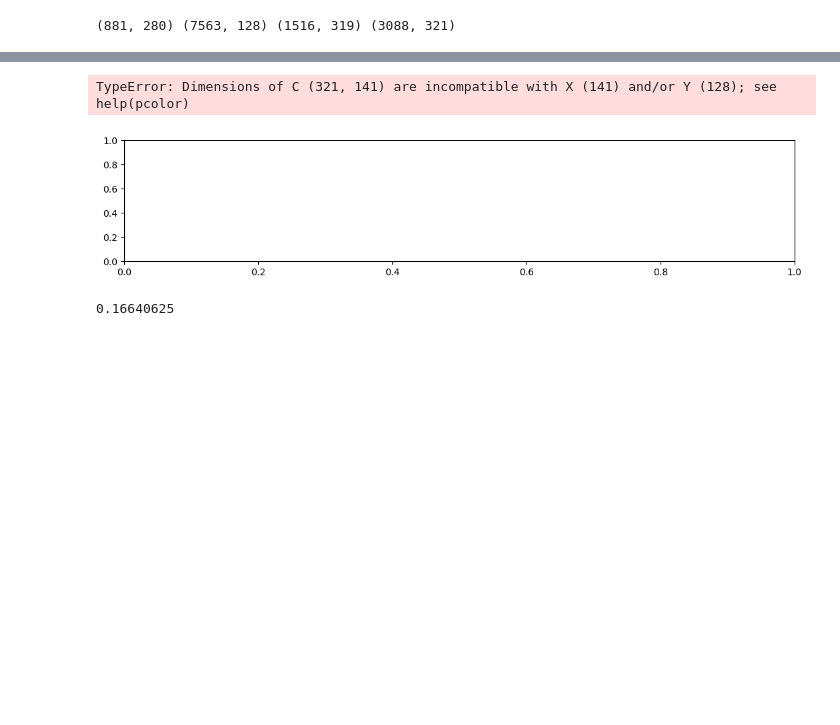
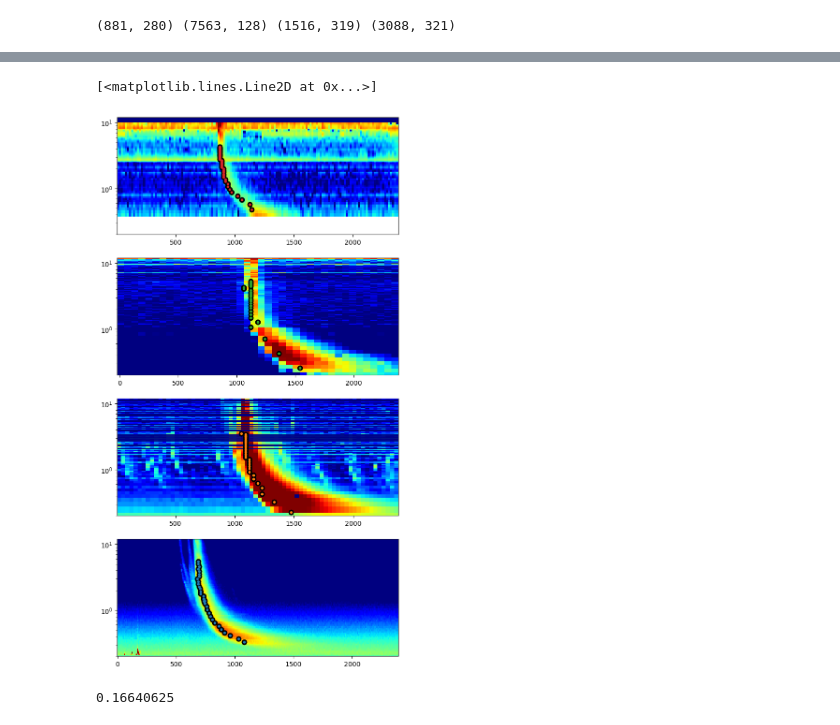
Before and after one commit to peijin94/SEMP, a Jupyter notebook: data/202006/SEMP4sc.ipynb, the cells around one changed output, grey strips where cells are left out. Saved outputs shown, nothing was run; the diff lists cells and outputs as text; code cells hidden in the pictures; blank space fills up the shorter version.

```diff
--- a/data/202006/SEMP4sc.ipynb
+++ b/data/202006/SEMP4sc.ipynb
@@ -209,12 +206,34 @@ plt.yscale('log')
-# %%
-fig = plt.figure(figsize=[10,6],dpi=100)
-
-ax =  fig.add_axes([0,0,1,0.3])
-ax.pcolor(t_small, f_cur,np.log10(ds_small.T),vmin=2 ,vmax=5)
-plt.yscale('log')
-#plt.ylim([0.2,12])
-plt.plot(peak_collect,f_cur[freq_idx_select],'C1.')
-#plt.plot(peak_fit_collect,f_fit_collect,'m+')
-# %% [output]
-TypeError: Dimensions of C (321, 141) are incompatible with X (141) and/or Y (128); see help(pcolor)
-[figure, removed]
+# %%
+fig = plt.figure(figsize=[6,5],dpi=100)
+
+ax =  fig.add_axes([0,0,1,0.5])
+ax.pcolor(t_smallPSP, ds_f_PSP,np.log10(ds_smallPSP.T),vmin=2 ,vmax=5,cmap='jet')
+ax.set_yscale('log')
+ax.set_ylim([0.2,12])
+ax.plot(peak_collectPSP,f_fit_collectPSP,'k.',ms=15)
+ax.plot(peak_collectPSP,f_fit_collectPSP,'C0.')
+
+ax =  fig.add_axes([0,0.6,1,0.5])
+ax.pcolor(t_smallSTA, ds_f_STA,np.log10(ds_smallSTA.T),vmin=2 ,vmax=5,cmap='jet')
+ax.set_yscale('log')
+ax.set_ylim([0.2,12])
+ax.plot(peak_collectSTA,f_fit_collectSTA,'k.',ms=15)
+ax.plot(peak_collectSTA,f_fit_collectSTA,'C1.')
+
+
+ax =  fig.add_axes([0,1.2,1,0.5])
+ax.pcolor(t_smallWI, ds_f_WI,np.log10(ds_smallWI.T),vmin=2 ,vmax=5,cmap='jet')
+ax.set_yscale('log')
+ax.set_ylim([0.2,12])
+ax.plot(peak_collectWI,f_fit_collectWI,'k.',ms=15)
+ax.plot(peak_collectWI,f_fit_collectWI,'C2.')
+
+ax =  fig.add_axes([0,1.8,1,0.5])
+ax.pcolor(t_smallSOLO, ds_f_SOLO,np.log10(ds_smallSOLO.T),vmin=2 ,vmax=5,cmap='jet')
+ax.set_yscale('log')
+ax.set_ylim([0.2,12])
+ax.plot(peak_collectSOLO,f_fit_collectSOLO,'k.',ms=15)
+ax.plot(peak_collectSOLO,f_fit_collectSOLO,'C3.')
+# %% [output]
+[<matplotlib.lines.Line2D at 0x...>]
+[figure, added]
```
Also changed, not shown: parts of 11 cells of this notebook.
